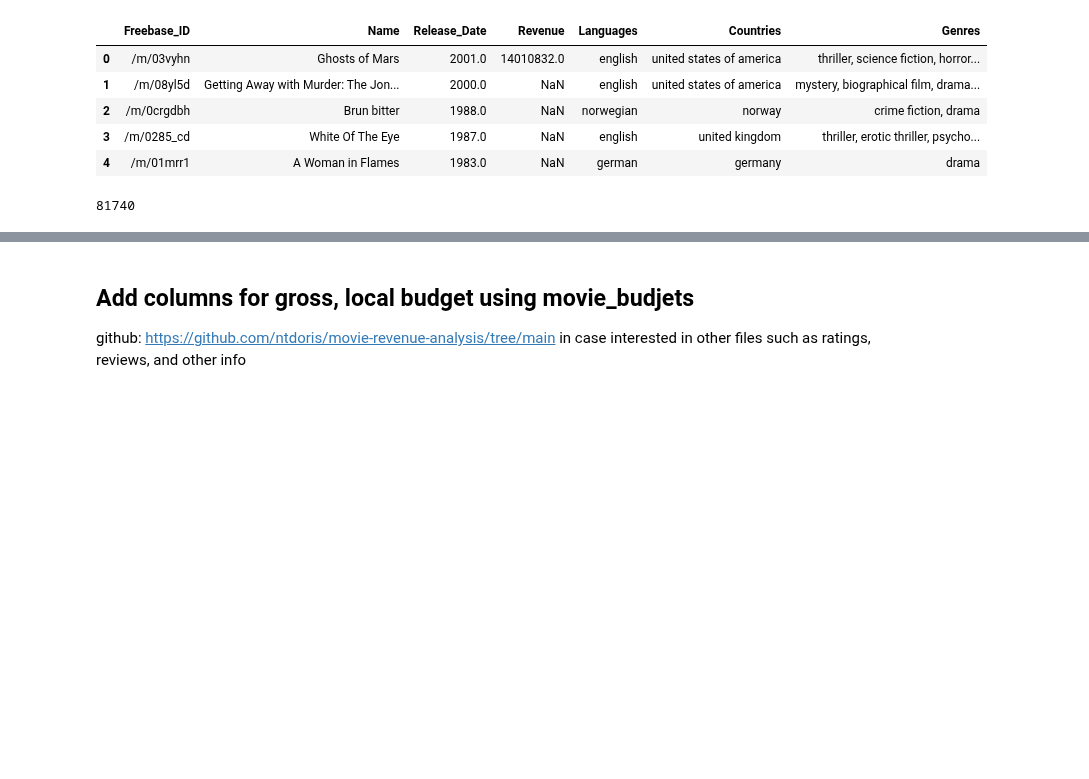
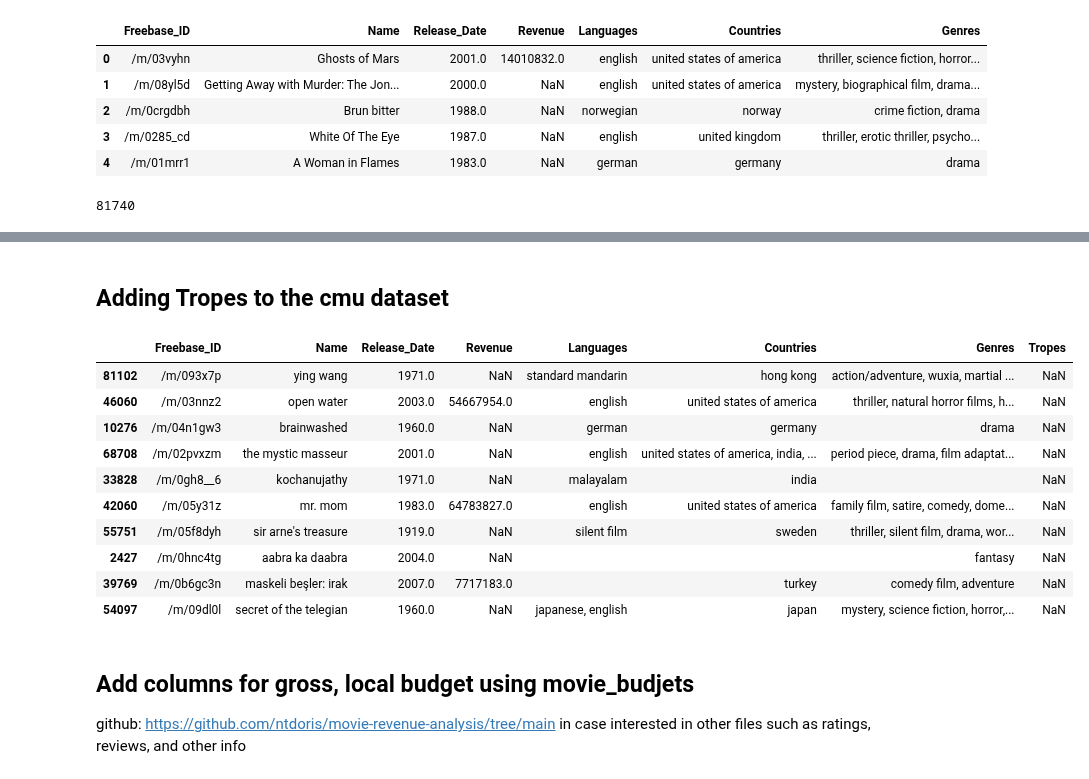
Before and after one commit to epfl-ada/ada-2024-project-thelordsofdata, a Jupyter notebook: src/data/cmu_analysis.ipynb, the cells around one changed output, grey strips where cells are left out. Saved outputs shown, nothing was run; the diff lists cells and outputs as text; code cells hidden in the pictures; blank space fills up the shorter version.

Commit message:
added tropes to the cmu dataset

```diff
--- a/src/data/cmu_analysis.ipynb
+++ b/src/data/cmu_analysis.ipynb
@@ -280,0 +221,20 @@ arrogant_kungfu_guy       /m/02vd8hn        Shih Kien
+# %%
+import pandas as pd
+import json
+
+# Load the data into a DataFrame
+df_tropes = pd.read_csv('cmu_dataset/tvtropes.clusters.txt', sep='\t', names=['category', 'details'])
+
+# Convert the JSON strings in the 'details' column to dictionaries
+df_tropes['details'] = df_tropes['details'].apply(json.loads)
+
+# Use json_normalize to expand the JSON fields
+details_df = pd.json_normalize(df_tropes['details'])
+
+# Concatenate the 'category' column with the expanded JSON DataFrame
+final_df_tropes = pd.concat([df_tropes[['category']], details_df], axis=1)
+
+final_df_tropes = final_df_tropes.drop(columns=['char', 'id', 'actor'])
+final_df_tropes = final_df_tropes[['movie', 'category']]
+final_df_tropes = final_df_tropes.rename(columns={'movie':'Name', 'category':'Tropes'})
+final_df_tropes.head()
@@ -280,0 +253,3 @@ arrogant_kungfu_guy       /m/02vd8hn        Shih Kien
+# %%
+final_df_tropes['Name'] = final_df_tropes['Name'].str.lower()
+final_df_tropes.head()
@@ -281,3 +263,24 @@ arrogant_kungfu_guy       /m/02vd8hn        Shih Kien
+# %% [markdown]
+## Adding Tropes to the cmu dataset
+# %%
+# cmu = 81740
+# trope = 501
+df_copy['Name'] = df_copy['Name'].str.lower()
+tropes_merge = pd.merge(df_copy, final_df_tropes, how='outer', on=['Name'])
+tropes_merge.shape
+tropes_merge.sample(10)
+# %% [output]
+|  | Freebase_ID | Name | Release_Date | Revenue | Languages | Countries | Genres | Tropes |
+| 81102 | /m/093x7p | ying wang | 1971.0 | NaN | standard mandarin | hong kong | action/adventure, wuxia, martial ... | NaN |
+| 46060 | /m/03nnz2 | open water | 2003.0 | 54667954.0 | english | united states of america | thriller, natural horror films, h... | NaN |
+| 10276 | /m/04n1gw3 | brainwashed | 1960.0 | NaN | german | germany | drama | NaN |
+| 68708 | /m/02pvxzm | the mystic masseur | 2001.0 | NaN | english | united states of america, india, ... | period piece, drama, film adaptat... | NaN |
+| 33828 | /m/0gh8__6 | kochanujathy | 1971.0 | NaN | malayalam | india |  | NaN |
+| 42060 | /m/05y31z | mr. mom | 1983.0 | 64783827.0 | english | united states of america | family film, satire, comedy, dome... | NaN |
+| 55751 | /m/05f8dyh | sir arne's treasure | 1919.0 | NaN | silent film | sweden | thriller, silent film, drama, wor... | NaN |
+| 2427 | /m/0hnc4tg | aabra ka daabra | 2004.0 | NaN |  |  | fantasy | NaN |
+| 39769 | /m/0b6gc3n | maskeli beşler: irak | 2007.0 | 7717183.0 |  | turkey | comedy film, adventure | NaN |
+| 54097 | /m/09dl0l | secret of the telegian | 1960.0 | NaN | japanese, english | japan | mystery, science fiction, horror,... | NaN |
 # %% [markdown]
 ## Add columns for gross, local budget using movie_budjets
 github: https://github.com/ntdoris/movie-revenue-analysis/tree/main
```
Also changed, not shown: parts of 5 cells of this notebook.
